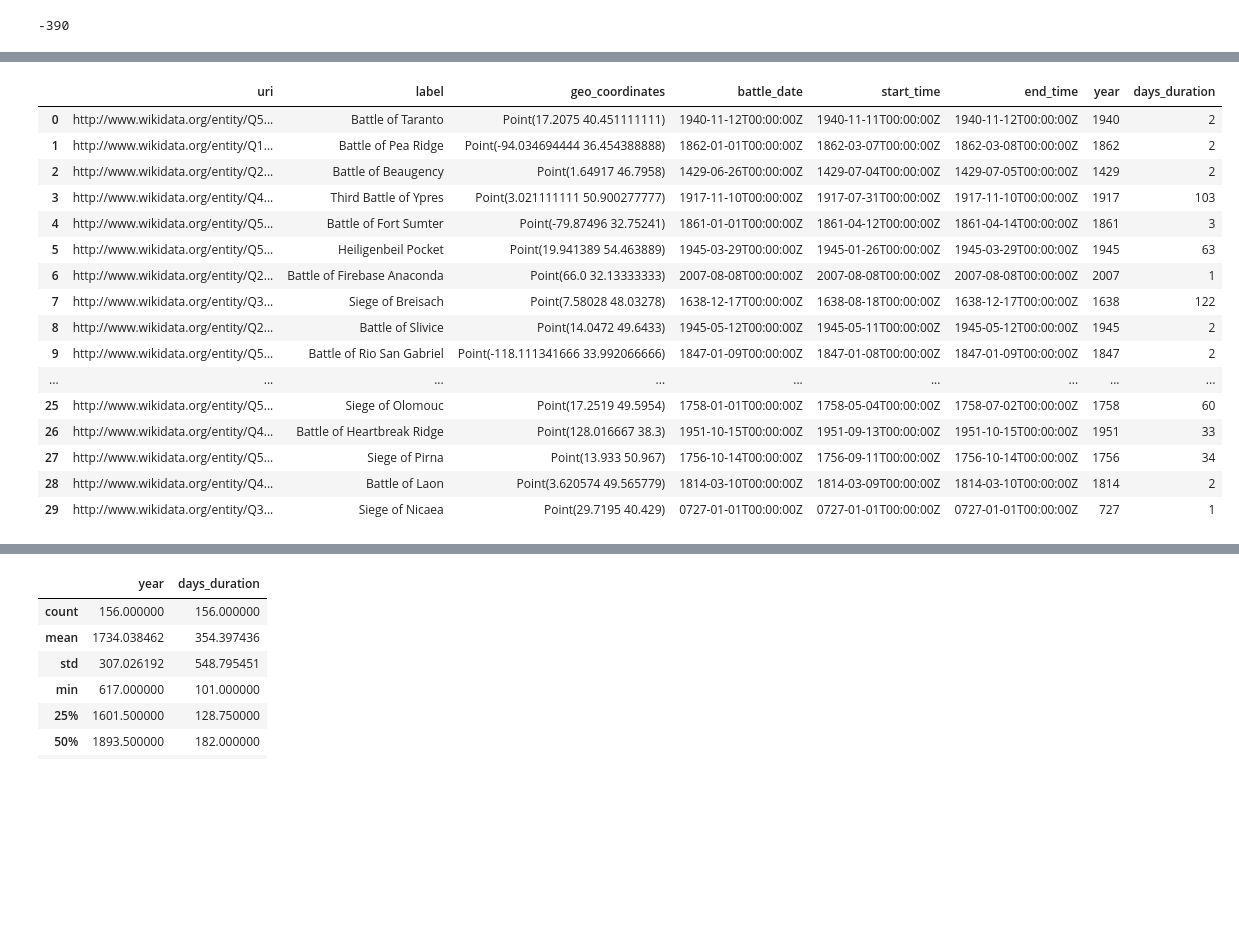
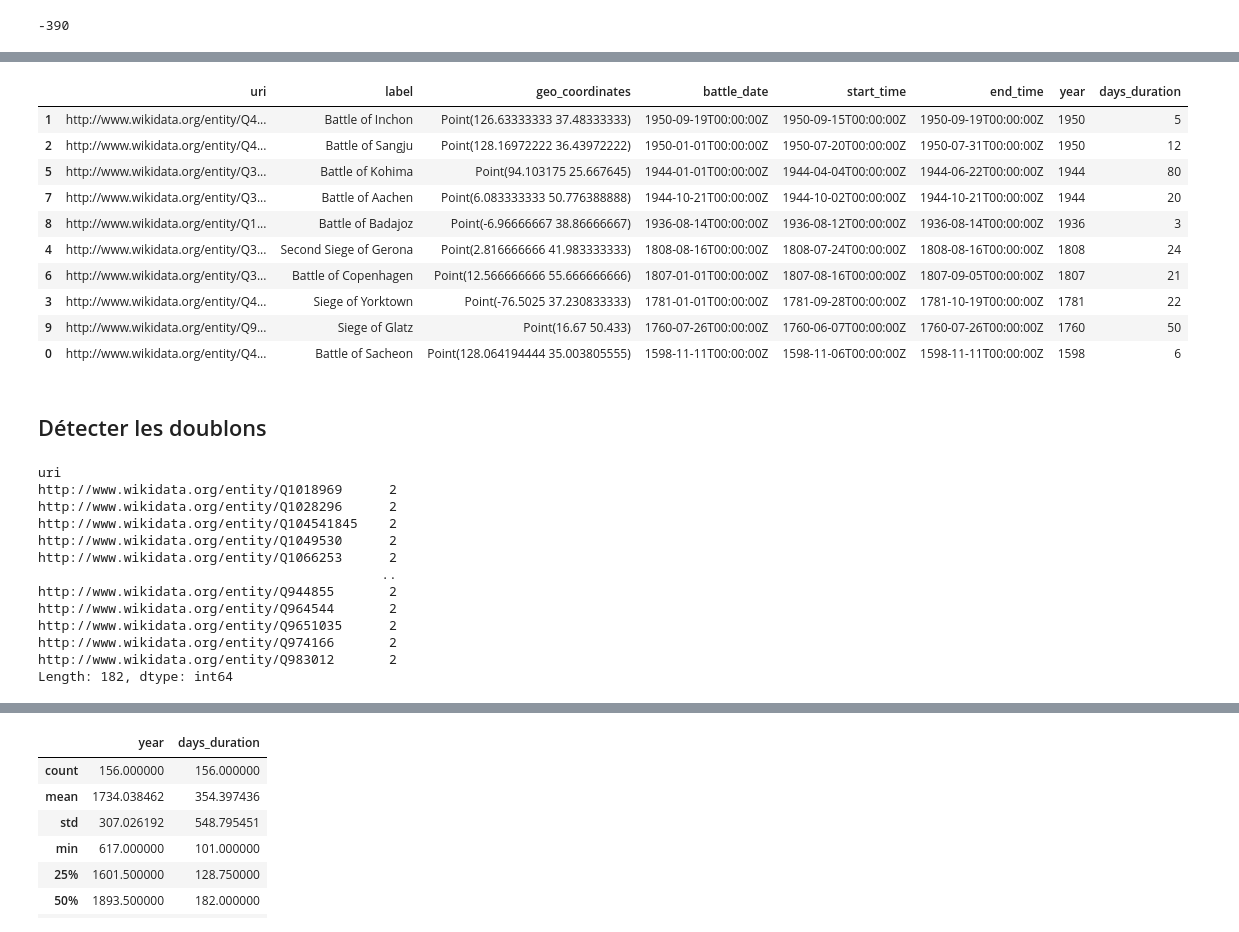
Before and after one commit to Sciences-historiques-numeriques/histoire_numerique_methodes, a Jupyter notebook: visualisation_exploration/wikidata_batailles.ipynb, the cells around one changed output, grey strips where cells are left out. Cells and saved outputs as stored; diff of their text form; code cells hidden in the pictures; blank space fills up the shorter version.

```diff
--- a/visualisation_exploration/wikidata_batailles.ipynb
+++ b/visualisation_exploration/wikidata_batailles.ipynb
@@ -210,22 +212,35 @@ get_duration(st, et)
 # %%
 df_b['days_duration'] = df_b.apply(lambda x: get_duration(x['start_time'], x['end_time']), axis=1)
 # %%
-df_b[:30]
+df_b[:10].sort_values(by='year', ascending=False)
 # %% [output]
 |  | uri | label | geo_coordinates | battle_date | start_time | end_time | year | days_duration |
-| 0 | http://www.wikidata.org/entity/Q5... | Battle of Taranto | Point(17.2075 40.451111111) | 1940-11-12T00:00:00Z | 1940-11-11T00:00:00Z | 1940-11-12T00:00:00Z | 1940 | 2 |
-| 1 | http://www.wikidata.org/entity/Q1... | Battle of Pea Ridge | Point(-94.034694444 36.454388888) | 1862-01-01T00:00:00Z | 1862-03-07T00:00:00Z | 1862-03-08T00:00:00Z | 1862 | 2 |
-| 2 | http://www.wikidata.org/entity/Q2... | Battle of Beaugency | Point(1.64917 46.7958) | 1429-06-26T00:00:00Z | 1429-07-04T00:00:00Z | 1429-07-05T00:00:00Z | 1429 | 2 |
-| 3 | http://www.wikidata.org/entity/Q4... | Third Battle of Ypres | Point(3.021111111 50.900277777) | 1917-11-10T00:00:00Z | 1917-07-31T00:00:00Z | 1917-11-10T00:00:00Z | 1917 | 103 |
-| 4 | http://www.wikidata.org/entity/Q5... | Battle of Fort Sumter | Point(-79.87496 32.75241) | 1861-01-01T00:00:00Z | 1861-04-12T00:00:00Z | 1861-04-14T00:00:00Z | 1861 | 3 |
-| 5 | http://www.wikidata.org/entity/Q5... | Heiligenbeil Pocket | Point(19.941389 54.463889) | 1945-03-29T00:00:00Z | 1945-01-26T00:00:00Z | 1945-03-29T00:00:00Z | 1945 | 63 |
-| 6 | http://www.wikidata.org/entity/Q2... | Battle of Firebase Anaconda | Point(66.0 32.13333333) | 2007-08-08T00:00:00Z | 2007-08-08T00:00:00Z | 2007-08-08T00:00:00Z | 2007 | 1 |
-| 7 | http://www.wikidata.org/entity/Q3... | Siege of Breisach | Point(7.58028 48.03278) | 1638-12-17T00:00:00Z | 1638-08-18T00:00:00Z | 1638-12-17T00:00:00Z | 1638 | 122 |
-| 8 | http://www.wikidata.org/entity/Q2... | Battle of Slivice | Point(14.0472 49.6433) | 1945-05-12T00:00:00Z | 1945-05-11T00:00:00Z | 1945-05-12T00:00:00Z | 1945 | 2 |
-| 9 | http://www.wikidata.org/entity/Q5... | Battle of Rio San Gabriel | Point(-118.111341666 33.992066666) | 1847-01-09T00:00:00Z | 1847-01-08T00:00:00Z | 1847-01-09T00:00:00Z | 1847 | 2 |
-| ... | ... | ... | ... | ... | ... | ... | ... | ... |
-| 25 | http://www.wikidata.org/entity/Q5... | Siege of Olomouc | Point(17.2519 49.5954) | 1758-01-01T00:00:00Z | 1758-05-04T00:00:00Z | 1758-07-02T00:00:00Z | 1758 | 60 |
-| 26 | http://www.wikidata.org/entity/Q4... | Battle of Heartbreak Ridge | Point(128.016667 38.3) | 1951-10-15T00:00:00Z | 1951-09-13T00:00:00Z | 1951-10-15T00:00:00Z | 1951 | 33 |
-| 27 | http://www.wikidata.org/entity/Q5... | Siege of Pirna | Point(13.933 50.967) | 1756-10-14T00:00:00Z | 1756-09-11T00:00:00Z | 1756-10-14T00:00:00Z | 1756 | 34 |
-| 28 | http://www.wikidata.org/entity/Q4... | Battle of Laon | Point(3.620574 49.565779) | 1814-03-10T00:00:00Z | 1814-03-09T00:00:00Z | 1814-03-10T00:00:00Z | 1814 | 2 |
-| 29 | http://www.wikidata.org/entity/Q3... | Siege of Nicaea | Point(29.7195 40.429) | 0727-01-01T00:00:00Z | 0727-01-01T00:00:00Z | 0727-01-01T00:00:00Z | 727 | 1 |
+| 1 | http://www.wikidata.org/entity/Q4... | Battle of Inchon | Point(126.63333333 37.48333333) | 1950-09-19T00:00:00Z | 1950-09-15T00:00:00Z | 1950-09-19T00:00:00Z | 1950 | 5 |
+| 2 | http://www.wikidata.org/entity/Q4... | Battle of Sangju | Point(128.16972222 36.43972222) | 1950-01-01T00:00:00Z | 1950-07-20T00:00:00Z | 1950-07-31T00:00:00Z | 1950 | 12 |
+| 5 | http://www.wikidata.org/entity/Q3... | Battle of Kohima | Point(94.103175 25.667645) | 1944-01-01T00:00:00Z | 1944-04-04T00:00:00Z | 1944-06-22T00:00:00Z | 1944 | 80 |
+| 7 | http://www.wikidata.org/entity/Q3... | Battle of Aachen | Point(6.083333333 50.776388888) | 1944-10-21T00:00:00Z | 1944-10-02T00:00:00Z | 1944-10-21T00:00:00Z | 1944 | 20 |
+| 8 | http://www.wikidata.org/entity/Q1... | Battle of Badajoz | Point(-6.96666667 38.86666667) | 1936-08-14T00:00:00Z | 1936-08-12T00:00:00Z | 1936-08-14T00:00:00Z | 1936 | 3 |
+| 4 | http://www.wikidata.org/entity/Q3... | Second Siege of Gerona | Point(2.816666666 41.983333333) | 1808-08-16T00:00:00Z | 1808-07-24T00:00:00Z | 1808-08-16T00:00:00Z | 1808 | 24 |
+| 6 | http://www.wikidata.org/entity/Q3... | Battle of Copenhagen | Point(12.566666666 55.666666666) | 1807-01-01T00:00:00Z | 1807-08-16T00:00:00Z | 1807-09-05T00:00:00Z | 1807 | 21 |
+| 3 | http://www.wikidata.org/entity/Q4... | Siege of Yorktown | Point(-76.5025 37.230833333) | 1781-01-01T00:00:00Z | 1781-09-28T00:00:00Z | 1781-10-19T00:00:00Z | 1781 | 22 |
+| 9 | http://www.wikidata.org/entity/Q9... | Siege of Glatz | Point(16.67 50.433) | 1760-07-26T00:00:00Z | 1760-06-07T00:00:00Z | 1760-07-26T00:00:00Z | 1760 | 50 |
+| 0 | http://www.wikidata.org/entity/Q4... | Battle of Sacheon | Point(128.064194444 35.003805555) | 1598-11-11T00:00:00Z | 1598-11-06T00:00:00Z | 1598-11-11T00:00:00Z | 1598 | 6 |
+# %% [markdown]
+## Détecter les doublons
+# %%
+gb_uri = df_b.groupby('uri').size()
+gb_uri.loc[lambda x : x > 1]
+# %% [output]
+uri
+http://www.wikidata.org/entity/Q1018969      2
+http://www.wikidata.org/entity/Q1028296      2
+http://www.wikidata.org/entity/Q104541845    2
+http://www.wikidata.org/entity/Q1049530      2
+http://www.wikidata.org/entity/Q1066253      2
+                                            ..
+http://www.wikidata.org/entity/Q944855       2
+http://www.wikidata.org/entity/Q964544       2
+http://www.wikidata.org/entity/Q9651035      2
+http://www.wikidata.org/entity/Q974166       2
+http://www.wikidata.org/entity/Q983012       2
+Length: 182, dtype: int64
```
Also changed, not shown: parts of 41 cells of this notebook.
